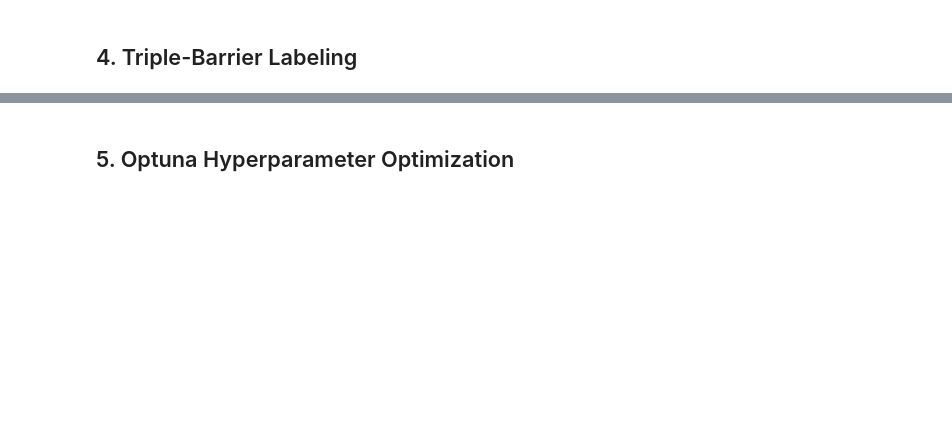
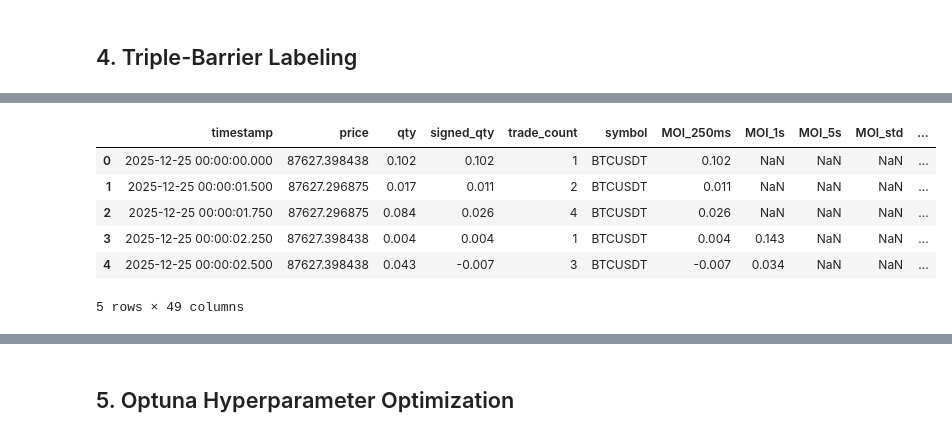
Before and after one commit to kingsonn/hydra-v3, a Jupyter notebook: hydra_v3_enhanced.ipynb, the cells around one changed output, grey strips where cells are left out. Cells and saved outputs as stored; diff of their text form; code cells hidden in the pictures; blank space fills up the shorter version.

```diff
--- a/hydra_v3_enhanced.ipynb
+++ b/hydra_v3_enhanced.ipynb
@@ -547,0 +703,10 @@ def create_triple_barrier_labels(
+# %%
+all_bars['BTCUSDT'].head()
+# %% [output]
+|  | timestamp | price | qty | signed_qty | trade_count | symbol | MOI_250ms | MOI_1s | MOI_5s | MOI_std | ... |
+| 0 | 2025-12-25 00:00:00.000 | 87627.398438 | 0.102 | 0.102 | 1 | BTCUSDT | 0.102 | NaN | NaN | NaN | ... |
+| 1 | 2025-12-25 00:00:01.500 | 87627.296875 | 0.017 | 0.011 | 2 | BTCUSDT | 0.011 | NaN | NaN | NaN | ... |
+| 2 | 2025-12-25 00:00:01.750 | 87627.296875 | 0.084 | 0.026 | 4 | BTCUSDT | 0.026 | NaN | NaN | NaN | ... |
+| 3 | 2025-12-25 00:00:02.250 | 87627.398438 | 0.004 | 0.004 | 1 | BTCUSDT | 0.004 | 0.143 | NaN | NaN | ... |
+| 4 | 2025-12-25 00:00:02.500 | 87627.398438 | 0.043 | -0.007 | 3 | BTCUSDT | -0.007 | 0.034 | NaN | NaN | ... |
+5 rows × 49 columns
```
Also changed, not shown: parts of 23 cells of this notebook, 28 other files.
